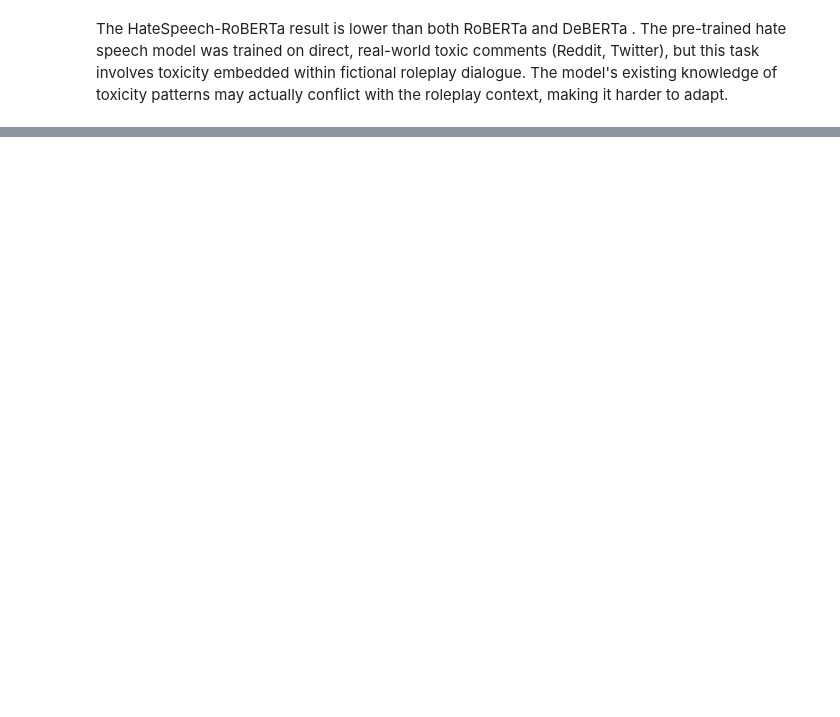
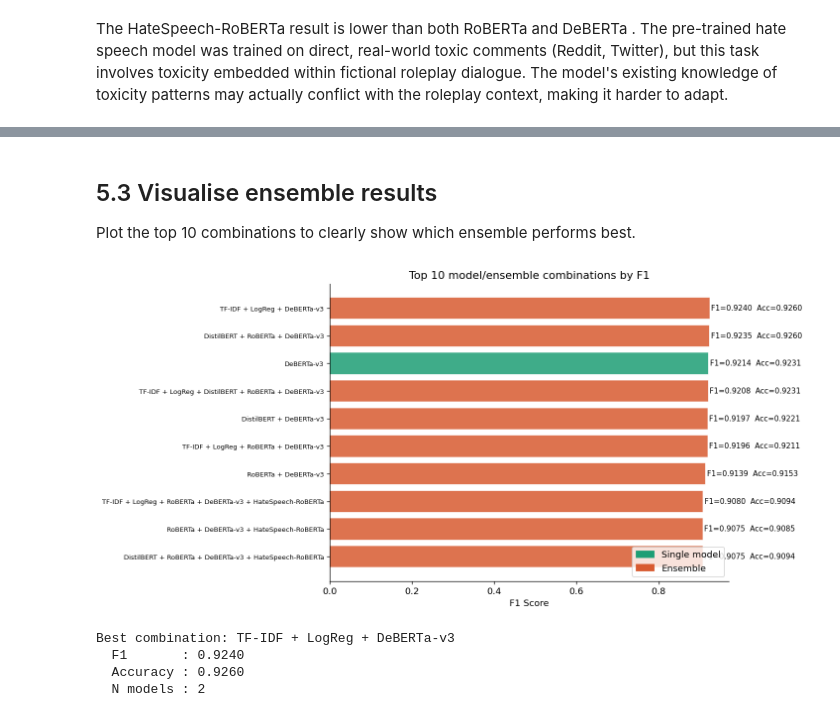
Before and after one commit to haunk/NLP_Role-playing-Toxicity-Detection, a Jupyter notebook: toxicity_detection_model_training.ipynb, the cells around one changed output, grey strips where cells are left out. Drawn from its saved outputs; the diff is of its cells as text; code cells hidden in the pictures; blank space fills up the shorter version.

```diff
--- a/toxicity_detection_model_training.ipynb
+++ b/toxicity_detection_model_training.ipynb
@@ -2664,0 +2304,14 @@ Free (approx): 7.43 GB
+# %%
+MODEL_NAME = 'distilbert-base-uncased'
+tokenizer = DistilBertTokenizer.from_pretrained(MODEL_NAME)
+
+ROBERTA_MODEL_NAME = 'roberta-base'
+roberta_tokenizer = RobertaTokenizer.from_pretrained(ROBERTA_MODEL_NAME)
+
+DEBERTA_MODEL_NAME = 'microsoft/deberta-v3-base'
+deberta_tokenizer = DebertaV2Tokenizer.from_pretrained(DEBERTA_MODEL_NAME)
+
+HATE_MODEL_NAME = 'facebook/roberta-hate-speech-dynabench-r4-target'
+hate_tokenizer = AutoTokenizer.from_pretrained(HATE_MODEL_NAME)
+
+print('All tokenizers loaded.')
@@ -2664,0 +2471,5 @@ Free (approx): 7.43 GB
+# %%
+# Add TF-IDF + LogReg probabilities
+# LogReg can output probabilities directly
+probs_lr = lr_model.predict_proba(X_val_full)
+print(f'  TF-IDF + LogReg done, shape: {probs_lr.shape}')
@@ -2664,0 +2534,44 @@ Free (approx): 7.43 GB
+# %% [markdown]
+## 5.3 Visualise ensemble results
+
+Plot the top 10 combinations to clearly show which ensemble performs best.
+# %%
+top10 = results_df.head(10).copy()
+
+fig, ax = plt.subplots(figsize=(12, 6))
+
+y_pos = np.arange(len(top10))
+bars = ax.barh(y_pos, top10['F1'], color=[UNSAFE_COLOR if n > 1 else SAFE_COLOR
+               for n in top10['N_models']], edgecolor='white', alpha=0.85)
+
+for i, (f1, acc) in enumerate(zip(top10['F1'], top10['Accuracy'])):
+    ax.text(f1 + 0.003, i, f'F1={f1:.4f}  Acc={acc:.4f}', va='center', fontsize=9)
+
+ax.set_yticks(y_pos)
+ax.set_yticklabels(top10['Combination'], fontsize=8)
+ax.invert_yaxis()
+ax.set_xlabel('F1 Score')
+ax.set_title('Top 10 model/ensemble combinations by F1')
+ax.spines[['top', 'right']].set_visible(False)
+
+# Add legend
+from matplotlib.patches import Patch
+ax.legend(handles=[
+    Patch(color=SAFE_COLOR, label='Single model'),
+    Patch(color=UNSAFE_COLOR, label='Ensemble')
+], loc='lower right')
+
+plt.tight_layout()
+plt.show()
+
+best_combo = results_df.iloc[0]
+print(f'\nBest combination: {best_combo["Combination"]}')
+print(f'  F1       : {best_combo["F1"]:.4f}')
+print(f'  Accuracy : {best_combo["Accuracy"]:.4f}')
+print(f'  N models : {best_combo["N_models"]}')
+# %% [output]
+[figure, added]
+Best combination: TF-IDF + LogReg + DeBERTa-v3
+  F1       : 0.9240
+  Accuracy : 0.9260
+  N models : 2
```
Also changed, not shown: parts of 84 cells of this notebook, 7 other files.
